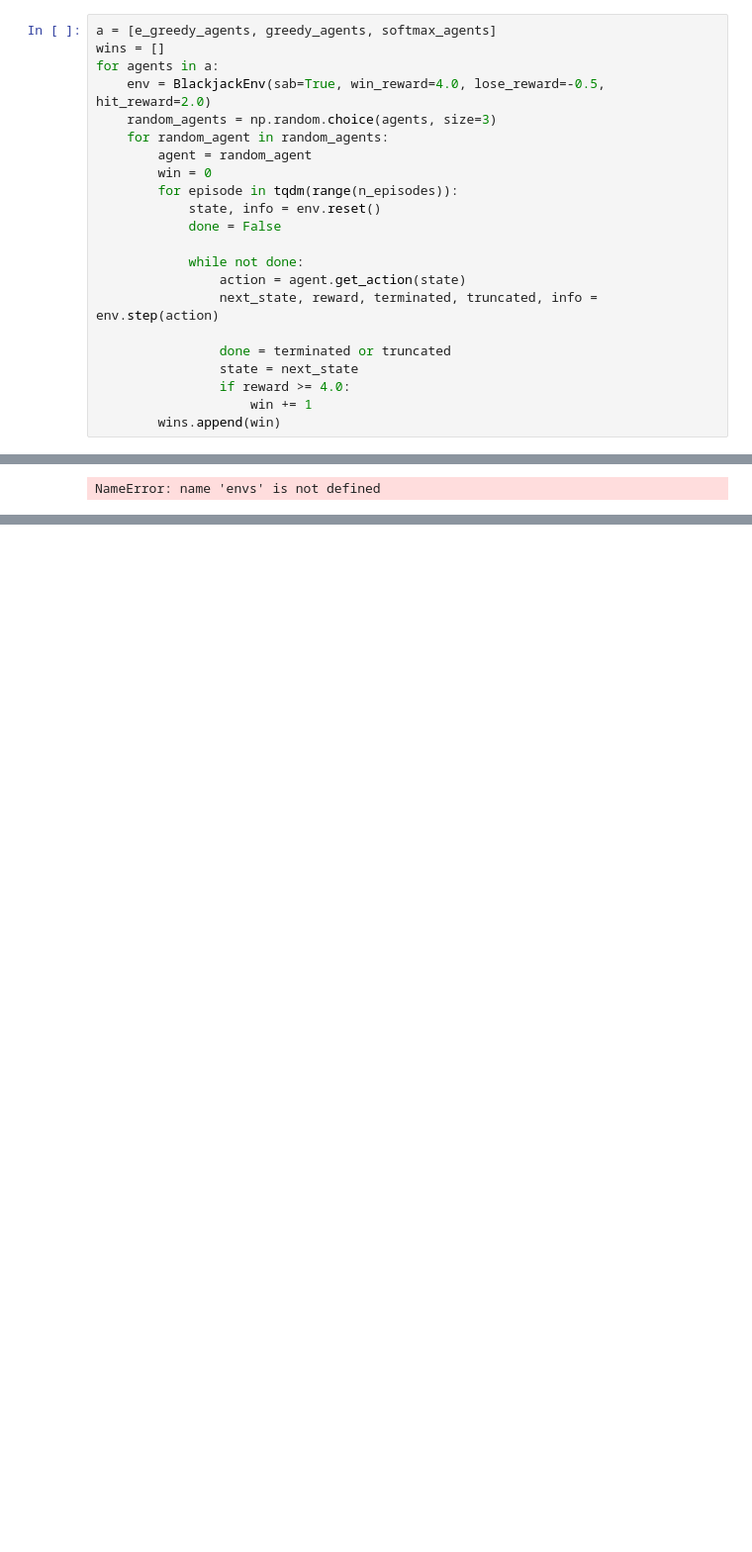
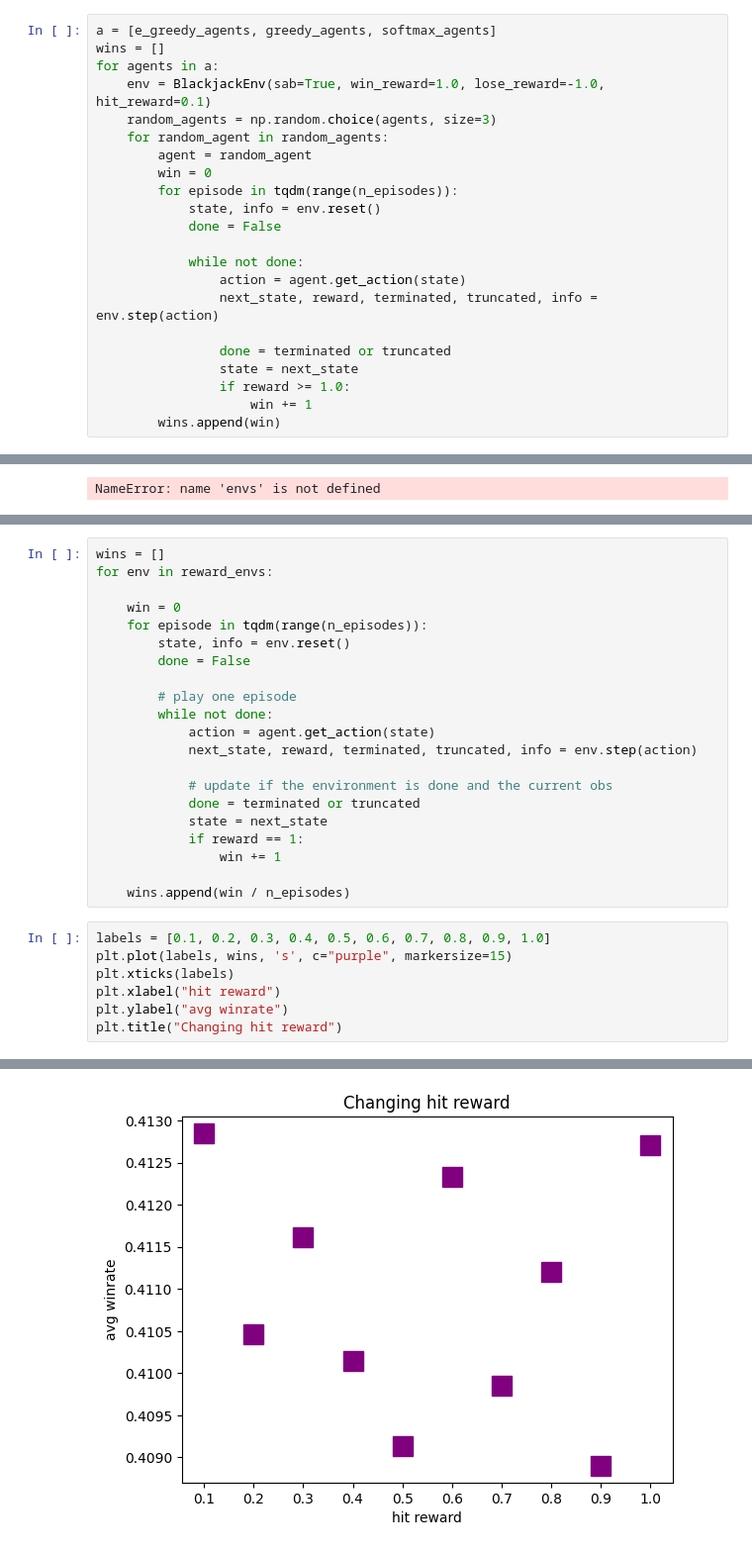
Before and after one commit to Famoose/blackjackers_reinf, a Jupyter notebook: q_agent_exploration_policies.ipynb, the cells around one changed output, grey strips where cells are left out. Shown at 99% size. Drawn from its saved outputs; the diff is of its cells as text; blank space fills up the shorter version.

```diff
--- a/q_agent_exploration_policies.ipynb
+++ b/q_agent_exploration_policies.ipynb
@@ -123,7 +121,7 @@ plt.show()
 a = [e_greedy_agents, greedy_agents, softmax_agents]
 wins = []
 for agents in a:
-    env = BlackjackEnv(sab=True, win_reward=4.0, lose_reward=-0.5, hit_reward=2.0)
+    env = BlackjackEnv(sab=True, win_reward=1.0, lose_reward=-1.0, hit_reward=0.1)
     random_agents = np.random.choice(agents, size=3)
     for random_agent in random_agents:
         agent = random_agent
@@ -138,7 +136,7 @@ for agents in a:
 
                 done = terminated or truncated
                 state = next_state
-                if reward >= 4.0:
+                if reward >= 1.0:
                     win += 1
         wins.append(win)
 # %%
@@ -178,0 +223,29 @@ NameError: name 'envs' is not defined
+# %%
+wins = []
+for env in reward_envs:
+
+    win = 0
+    for episode in tqdm(range(n_episodes)):
+        state, info = env.reset()
+        done = False
+
+        # play one episode
+        while not done:
+            action = agent.get_action(state)
+            next_state, reward, terminated, truncated, info = env.step(action)
+
+            # update if the environment is done and the current obs
+            done = terminated or truncated
+            state = next_state
+            if reward == 1:
+                win += 1
+
+    wins.append(win / n_episodes)
+# %%
+labels = [0.1, 0.2, 0.3, 0.4, 0.5, 0.6, 0.7, 0.8, 0.9, 1.0]
+plt.plot(labels, wins, 's', c="purple", markersize=15)
+plt.xticks(labels)
+plt.xlabel("hit reward")
+plt.ylabel("avg winrate")
+plt.title("Changing hit reward")
+# %% [output]
@@ -178,0 +253 @@ NameError: name 'envs' is not defined
+[figure, added]
```
Also changed, not shown: parts of 18 cells of this notebook.
